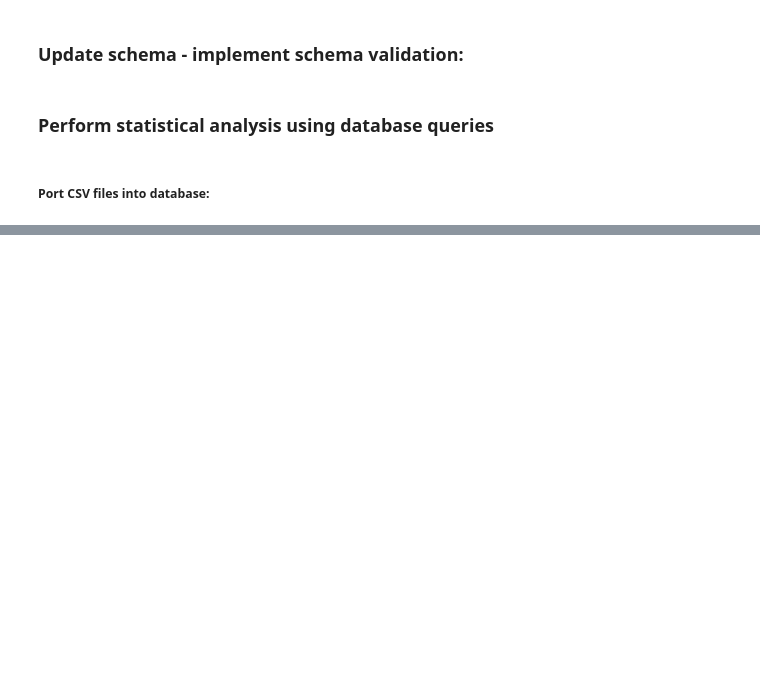
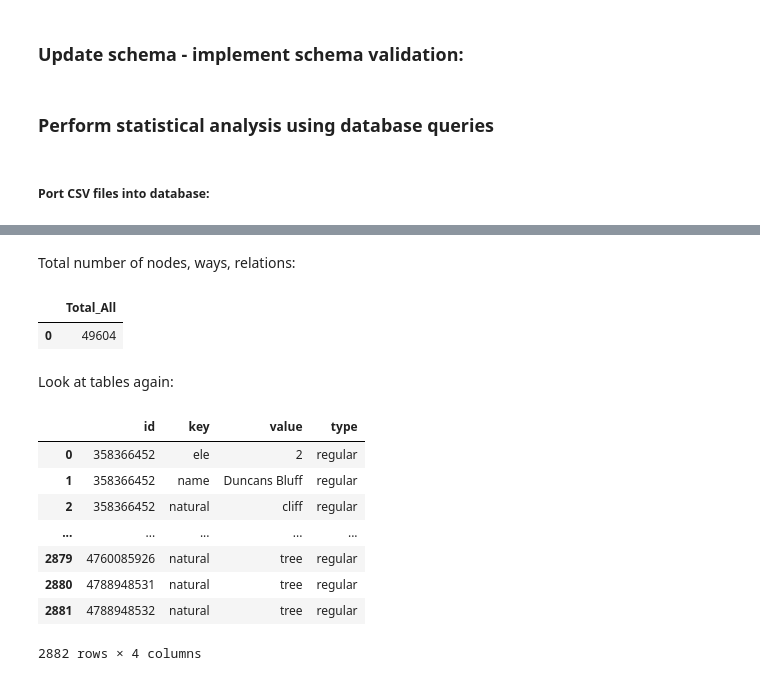
Before and after one commit to hichana/udacity, a Jupyter notebook: P3/PROJECT/p3_openstreetmaps_project.ipynb, the cells around one changed output, grey strips where cells are left out. Cells and saved outputs as stored; diff of their text form; code cells hidden in the pictures; blank space fills up the shorter version.

```diff
--- a/P3/PROJECT/p3_openstreetmaps_project.ipynb
+++ b/P3/PROJECT/p3_openstreetmaps_project.ipynb
@@ -276,0 +316,7 @@ conn.close()
+# %%
+import pandas as pd
+pd.set_option('display.max_rows', 6)
+# my own printing function
+def df_query(query):
+    df = pd.read_sql(query, conn)
+    return df
@@ -276,0 +373,43 @@ conn.close()
+# %% [markdown]
+Total number of nodes, ways, relations:
+# %%
+query = """
+SELECT
+    SUM(all_tables.Total) AS Total_All
+FROM
+    (
+        SELECT COUNT(*) AS Total FROM nodes
+
+        UNION ALL
+
+        SELECT COUNT(*) AS Total FROM ways
+
+        UNION ALL
+
+        SELECT COUNT(*) AS Total FROM relations
+    ) AS all_tables
+"""
+
+df_query(query)
+# %% [output]
+|  | Total_All |
+| 0 | 49604 |
+# %% [markdown]
+Look at tables again:
+# %%
+# nodes
+query = """
+SELECT * FROM nodes_tags
+"""
+
+df_query(query)
+# %% [output]
+|  | id | key | value | type |
+| 0 | 358366452 | ele | 2 | regular |
+| 1 | 358366452 | name | Duncans Bluff | regular |
+| 2 | 358366452 | natural | cliff | regular |
+| ... | ... | ... | ... | ... |
+| 2879 | 4760085926 | natural | tree | regular |
+| 2880 | 4788948531 | natural | tree | regular |
+| 2881 | 4788948532 | natural | tree | regular |
+2882 rows × 4 columns
```
Also changed, not shown: parts of 18 cells of this notebook, 1 other file.
